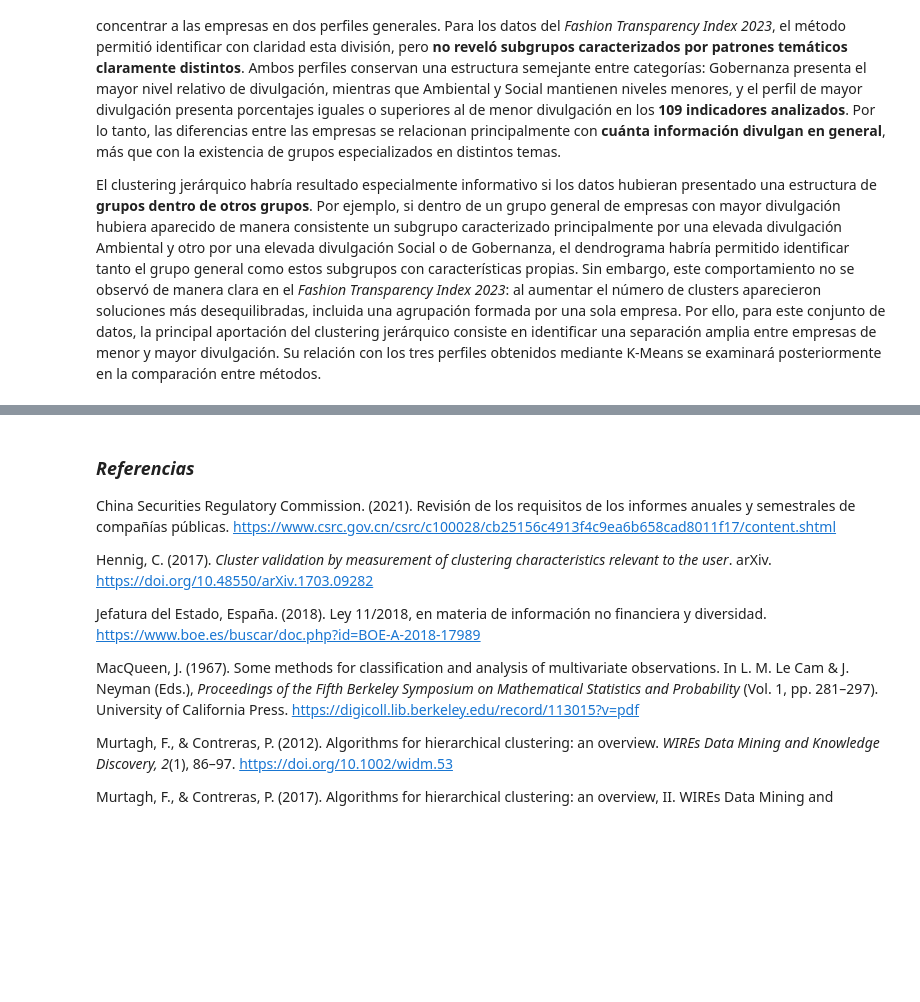
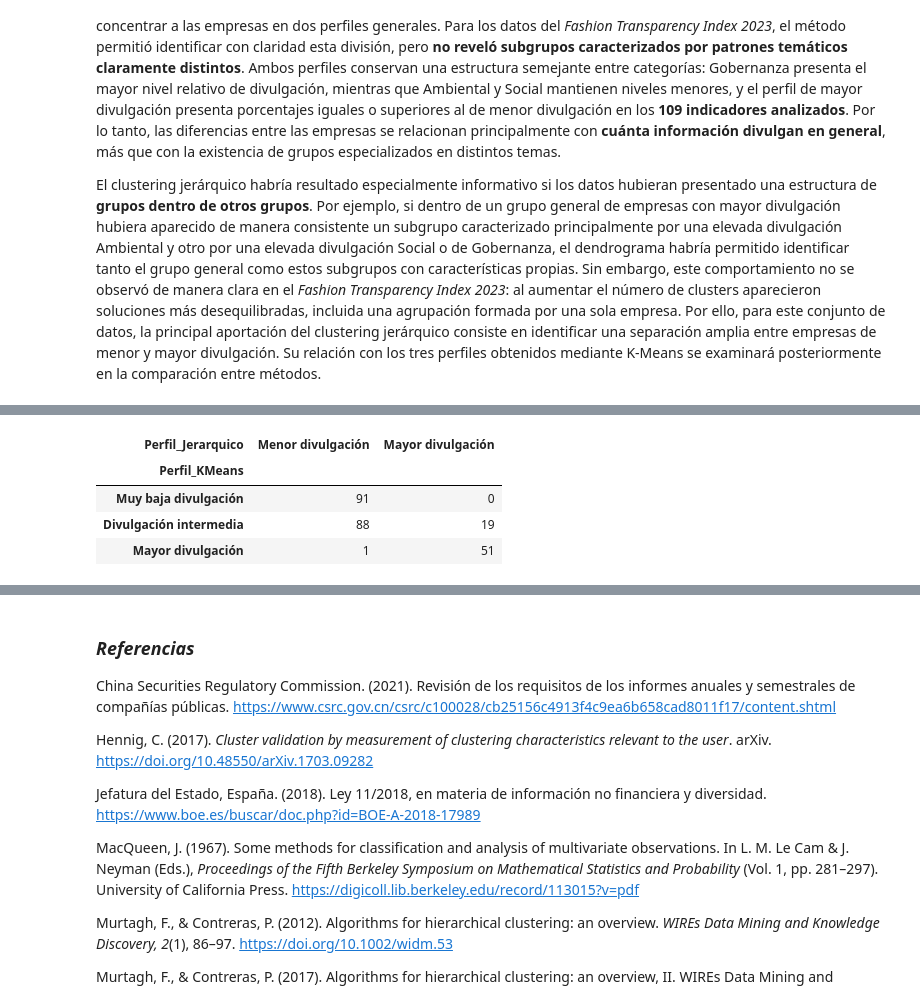
Before and after one commit to avrilsalazarrodriguez/fashion-transparency-index-2023, a Jupyter notebook: scripts/04_Agrupamiento_de_empresas (clustering).ipynb, the cells around one changed output, grey strips where cells are left out. Drawn from its saved outputs; the diff is of its cells as text; code cells hidden in the pictures; blank space fills up the shorter version.

Commit message:
Concluye comparación de métodos y selección final de K-Means

```diff
--- a/scripts/04_Agrupamiento_de_empresas (clustering).ipynb
+++ b/scripts/04_Agrupamiento_de_empresas (clustering).ipynb
@@ -5596,0 +5601,100 @@ El clustering jerárquico habría resultado especialmente informativo si los dat
+# %%
+# Comparamos directamente la asignación de las empresas
+# obtenida mediante K-Means y clustering jerárquico
+
+# Unimos las asignaciones de ambos métodos
+# utilizando la empresa y su país de sede
+comparacion_metodos = (
+    resultado_kmeans[
+        [
+            "Company",
+            "Pais_sede",
+            "Cluster_KMeans"
+        ]
+    ]
+    .merge(
+        resultado_jerarquico[
+            [
+                "Company",
+                "Pais_sede",
+                "Cluster_Jerarquico"
+            ]
+        ],
+        on=[
+            "Company",
+            "Pais_sede"
+        ],
+        how="inner",
+        validate="one_to_one"
+    )
+)
+
+# Incorporamos nombres interpretables
+# para los perfiles de K-Means
+nombres_kmeans = {
+    0: "Muy baja divulgación",
+    2: "Divulgación intermedia",
+    1: "Mayor divulgación"
+}
+
+comparacion_metodos[
+    "Perfil_KMeans"
+] = (
+    comparacion_metodos[
+        "Cluster_KMeans"
+    ]
+    .map(nombres_kmeans)
+)
+
+# Incorporamos nombres interpretables
+# para los perfiles jerárquicos
+nombres_jerarquico = {
+    1: "Menor divulgación",
+    0: "Mayor divulgación"
+}
+
+comparacion_metodos[
+    "Perfil_Jerarquico"
+] = (
+    comparacion_metodos[
+        "Cluster_Jerarquico"
+    ]
+    .map(nombres_jerarquico)
+)
+
+# Construimos una tabla de contingencia para observar
+# cómo se relacionan los perfiles de ambos métodos
+comparacion_perfiles = pd.crosstab(
+    comparacion_metodos[
+        "Perfil_KMeans"
+    ],
+    comparacion_metodos[
+        "Perfil_Jerarquico"
+    ]
+)
+
+# Reordenamos las filas y columnas
+# según el nivel de divulgación
+comparacion_perfiles = (
+    comparacion_perfiles
+    .reindex(
+        index=[
+            "Muy baja divulgación",
+            "Divulgación intermedia",
+            "Mayor divulgación"
+        ],
+        columns=[
+            "Menor divulgación",
+            "Mayor divulgación"
+        ],
+        fill_value=0
+    )
+)
+
+display(comparacion_perfiles)
+# %% [output]
+| Perfil_Jerarquico | Menor divulgación | Mayor divulgación |
+| Perfil_KMeans |  |  |
+| Muy baja divulgación | 91 | 0 |
+| Divulgación intermedia | 88 | 19 |
+| Mayor divulgación | 1 | 51 |
```
Also changed, not shown: parts of 4 cells of this notebook, 1 other file.
